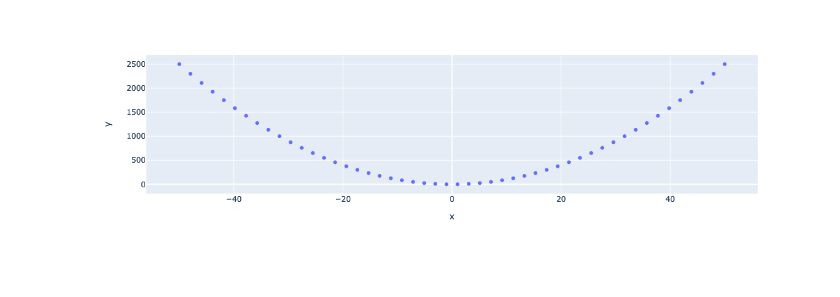
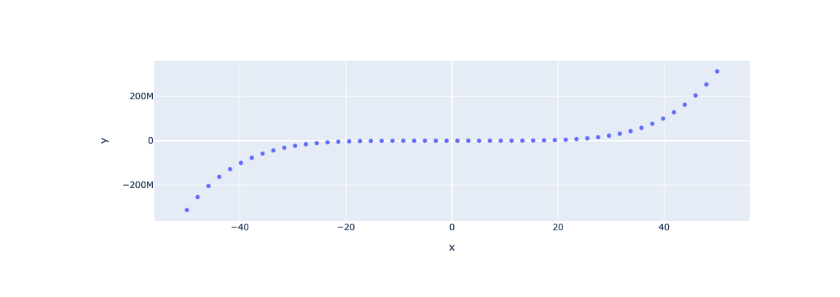
Before and after one commit to ai267/my-notebooks-repo, a Jupyter notebook: experiment1.ipynb, the cells around one changed output. Saved outputs shown, nothing was run; the diff lists cells and outputs as text; code cells hidden in the pictures.

```diff
--- a/experiment1.ipynb
+++ b/experiment1.ipynb
@@ -4,7 +4,7 @@ import plotly.express as px
 # x-axis data points
 x = np.linspace(start=-50, stop=50)
 # y-axis data points
-y = x ** 2
+y = x ** 5
 # define the plot
 fig = px.scatter(x=x, y=y)
 fig.show()
@@ -13 +12 @@ fig.show()
-[figure, old version]
+[figure, new version]
```
Also changed, not shown: parts of 1 cell of this notebook.
